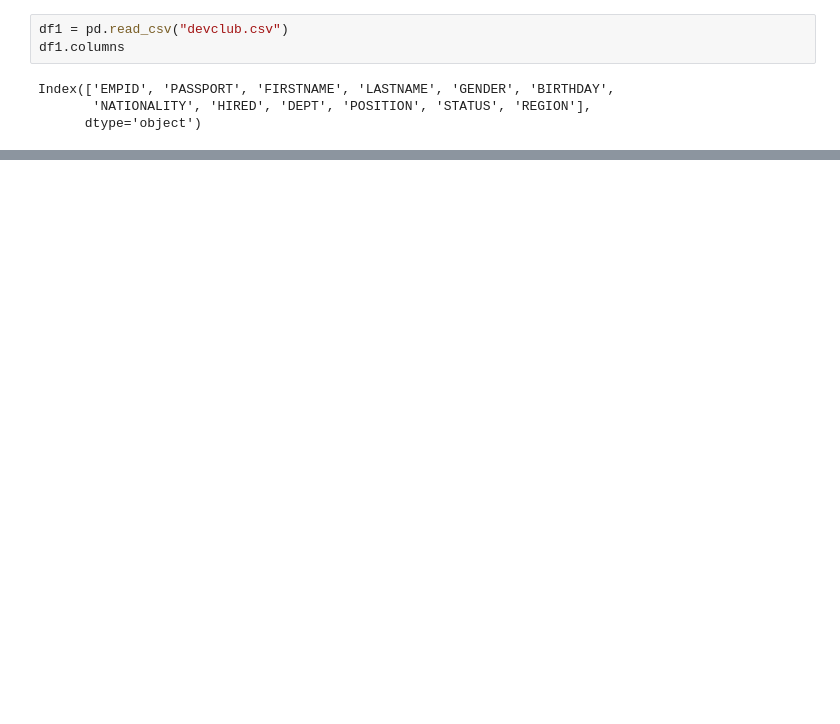
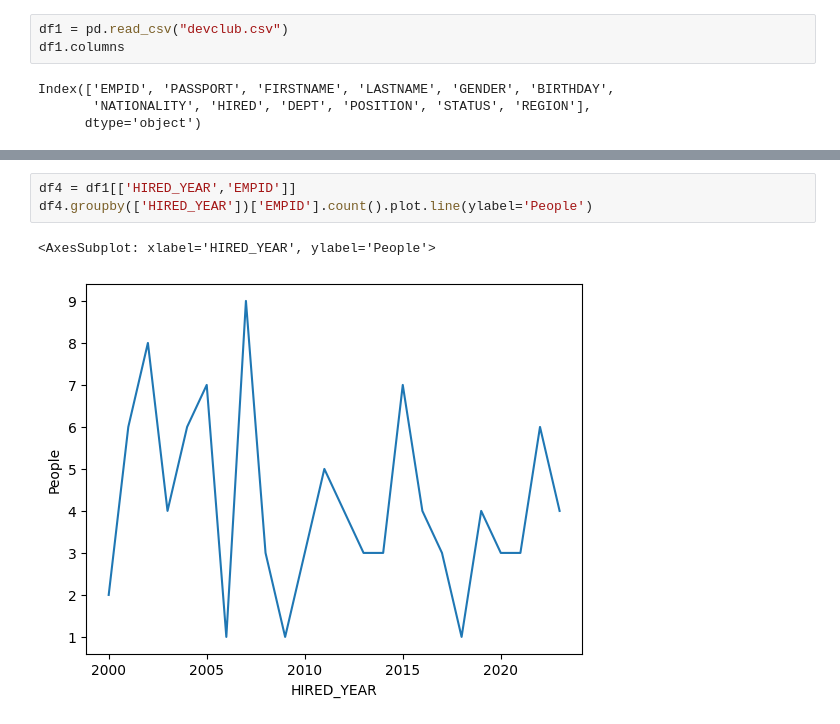
Before and after one commit to devmountaintechfest/hackathon-season2, a Jupyter notebook: main-visualize.ipynb, the cells around one changed output, grey strips where cells are left out. Drawn from its saved outputs; the diff is of its cells as text; blank space fills up the shorter version.

```diff
--- a/main-visualize.ipynb
+++ b/main-visualize.ipynb
@@ -17,0 +51,6 @@ array([[<AxesSubplot: title={'center': 'GENDER'}>]], dtype=object)
+# %%
+df4 = df1[['HIRED_YEAR','EMPID']]
+df4.groupby(['HIRED_YEAR'])['EMPID'].count().plot.line(ylabel='People')
+# %% [output]
+<AxesSubplot: xlabel='HIRED_YEAR', ylabel='People'>
+[figure, added]
```
Also changed, not shown: parts of 6 cells of this notebook, 1 other file.
